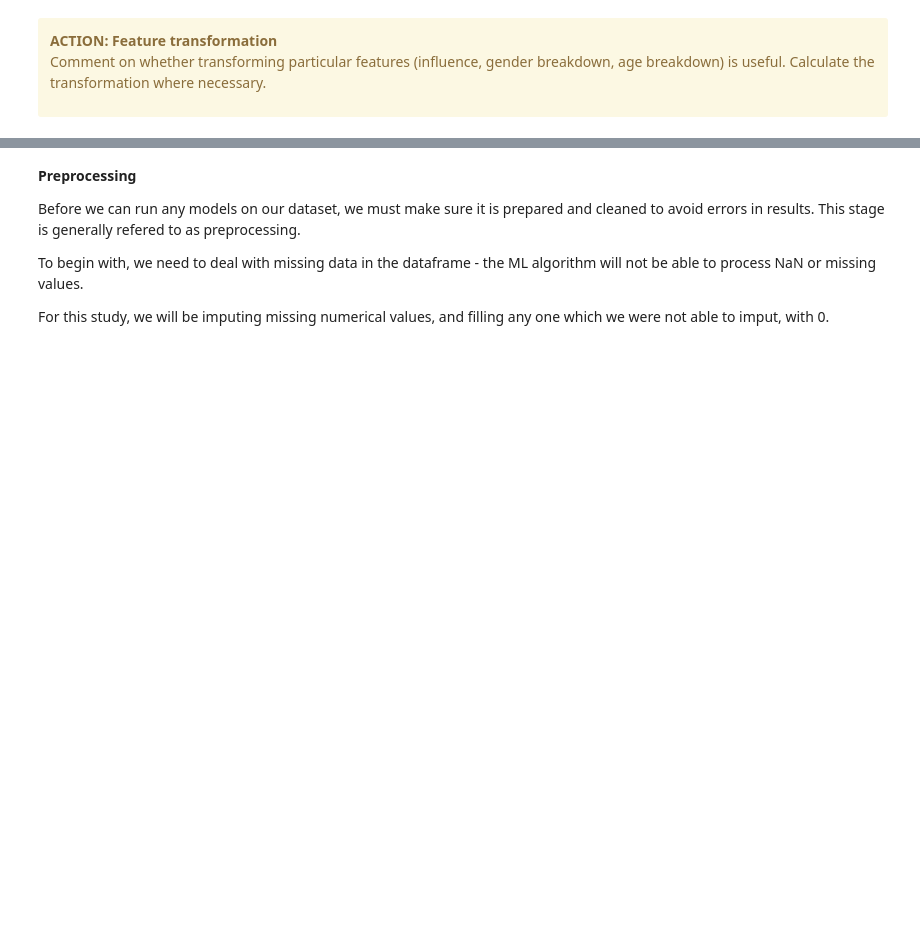
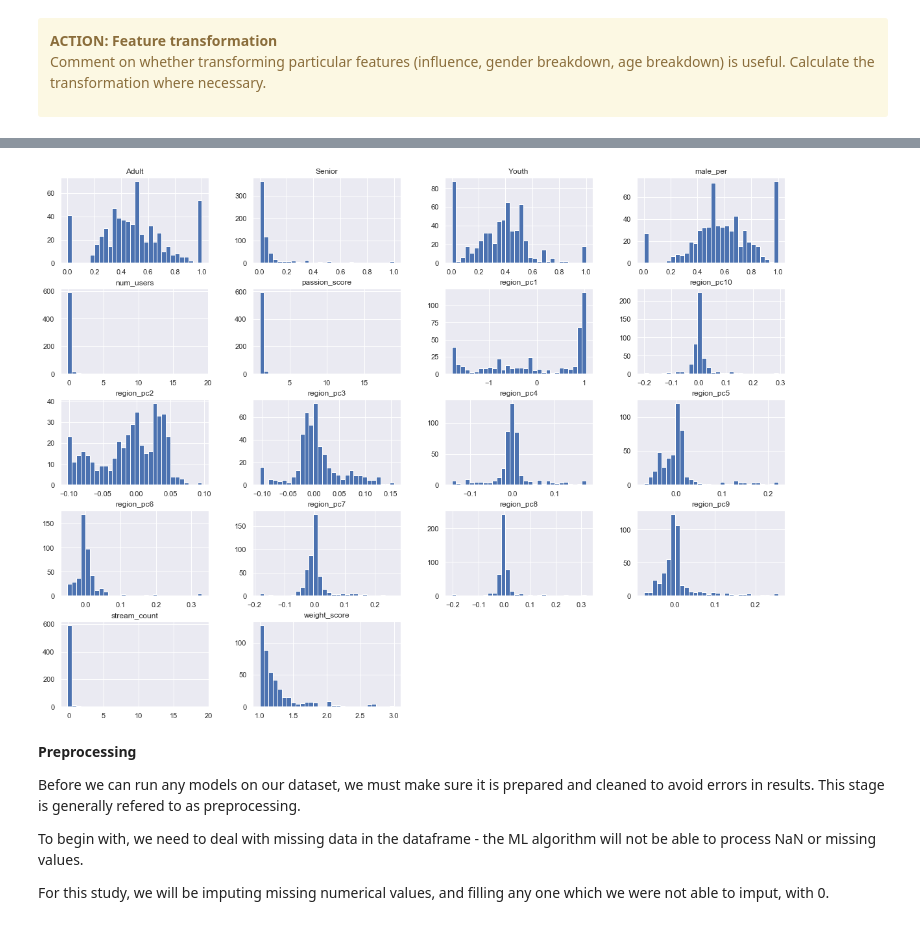
Before and after one commit to yxyyxy93/python_bussinessML_case_study, a Jupyter notebook: WMCS_yxy-Copy1.ipynb, the cells around one changed output, grey strips where cells are left out. Drawn from its saved outputs; the diff is of its cells as text; code cells hidden in the pictures; blank space fills up the shorter version.

```diff
--- a/WMCS_yxy-Copy1.ipynb
+++ b/WMCS_yxy-Copy1.ipynb
@@ -1100,0 +1062,14 @@ plt.show()
+# %%
+import numpy as np
+from sklearn import preprocessing
+
+Featrues_to_Transfrom = ['num_users', 'stream_count', 'region_pc1'] # features to normalize
+final_df_trans = final_df.copy()
+
+for featrue in Featrues_to_Transfrom:
+    temp = final_df[featrue]
+    x = temp.values
+    x_scaled = preprocessing.scale(x)
+    final_df_trans[featrue] = x_scaled
+
+final_df_trans
@@ -1101,3 +1090,10 @@ plt.show()
+# %%
+# after transformation
+
+final_df_trans.drop('success', axis=1).hist(bins=30, figsize=(20,15)) #　success is logical bool value, unavailable for hist
+plt.show()
+# %% [output]
+[figure, added]
 # %% [markdown]
 **Preprocessing**
 
```
Also changed, not shown: parts of 57 cells of this notebook.
